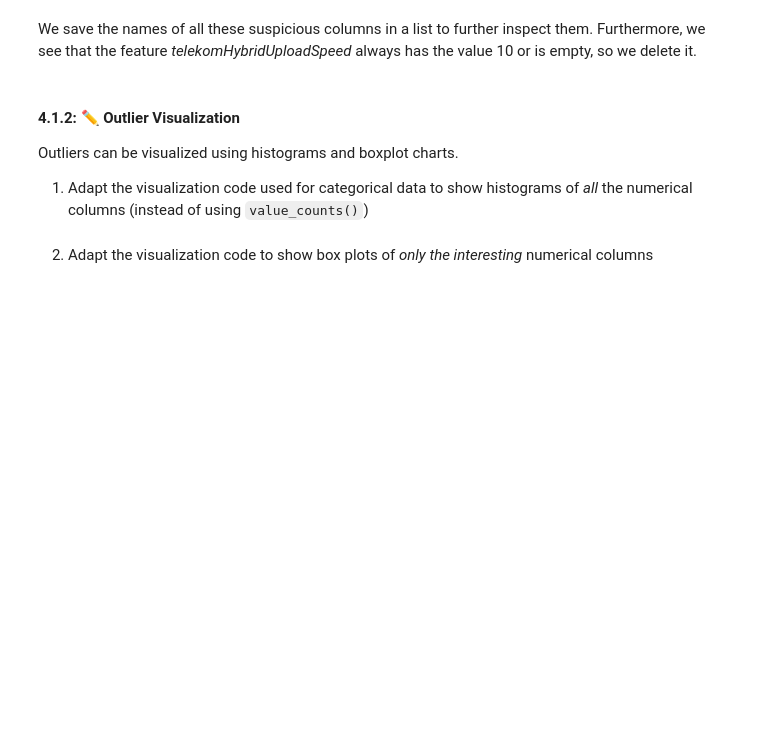
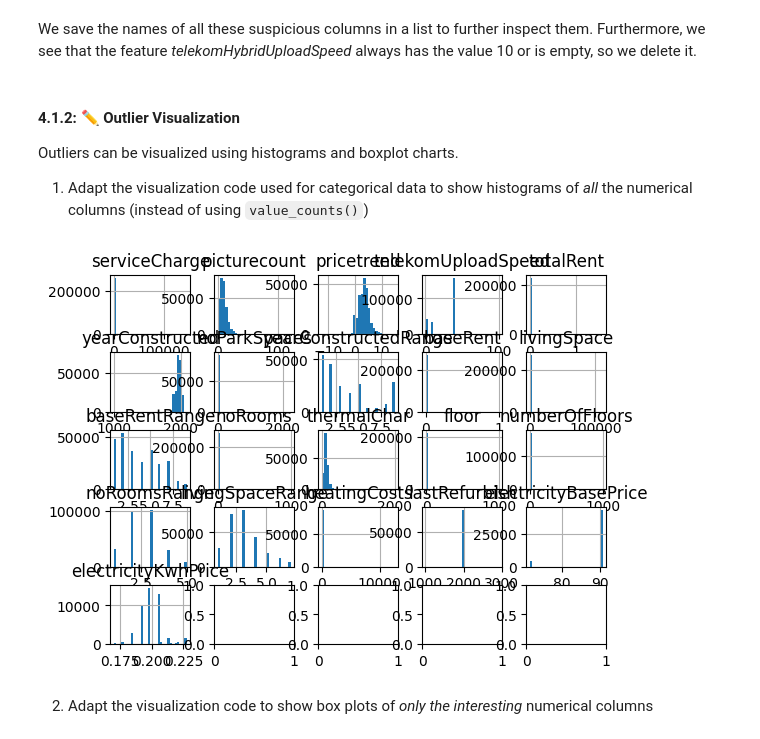
Before and after one commit to seiferla/ml-exercise, a Jupyter notebook: A2_Data_Preparation_Regression.ipynb, the cells around one changed output. Saved outputs shown, nothing was run; the diff lists cells and outputs as text; code cells hidden in the pictures; blank space fills up the shorter version.

```diff
--- a/A2_Data_Preparation_Regression.ipynb
+++ b/A2_Data_Preparation_Regression.ipynb
@@ -353,3 +366,17 @@ Outliers can be visualized using histograms and boxplot charts.
+# %%
+# ToDo: Implement
+
+numeric_columns = immo_5.select_dtypes(include = np.number).columns
+
+n_cols = 5
+n_rows = int(np.ceil(len(numeric_columns) / n_cols))
+ax = plt.subplots(nrows = n_rows, ncols = n_cols, squeeze = False)[1].flatten()
+
+for i, colname in enumerate(numeric_columns):
+    immo_5[colname].hist(ax=ax[i], bins = 30)
+    ax[i].set_title(colname)
+# %% [output]
+[figure, added]
 # %% [markdown]
 
 2. Adapt the visualization code to show box plots of *only the interesting* numerical columns
```
Also changed, not shown: parts of 11 cells of this notebook.
